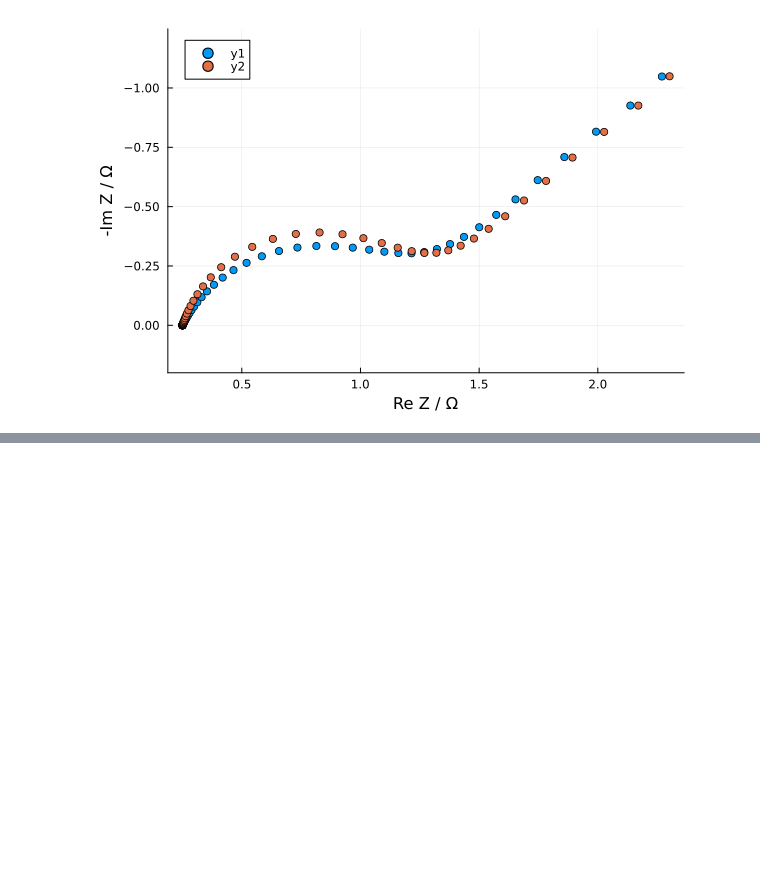
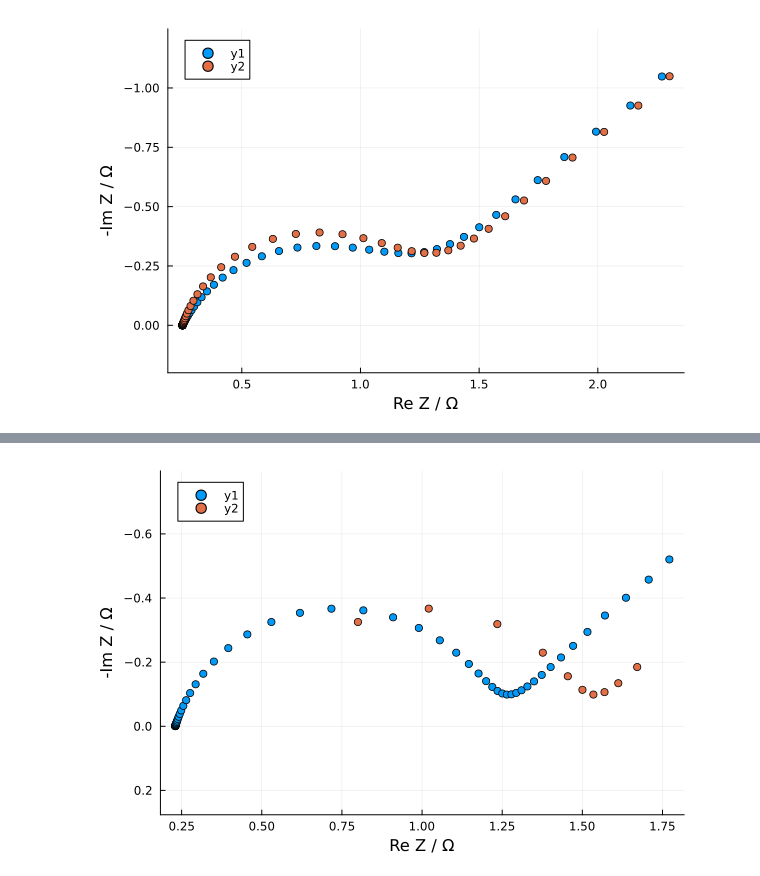
Before and after one commit to bdamerau/EISAnalysis.jl, a Jupyter notebook: Notebooks/Tutorial.ipynb, the cells around one changed output, grey strips where cells are left out. Drawn from its saved outputs; the diff is of its cells as text; code cells hidden in the pictures; blank space fills up the shorter version.

```diff
--- a/Notebooks/Tutorial.ipynb
+++ b/Notebooks/Tutorial.ipynb
@@ -66,0 +90,6 @@ plot_Nyquist(randles_circuit2,randles_circuit3)
+# %%
+ω = collect(logrange(1e-02,1e01,10))
+updated_circuit2 = circuit ~ ω
+plot_Nyquist(circuit,updated_circuit2)
+# %% [output]
+[figure, added]
```
Also changed, not shown: parts of 14 cells of this notebook, 12 other files.
